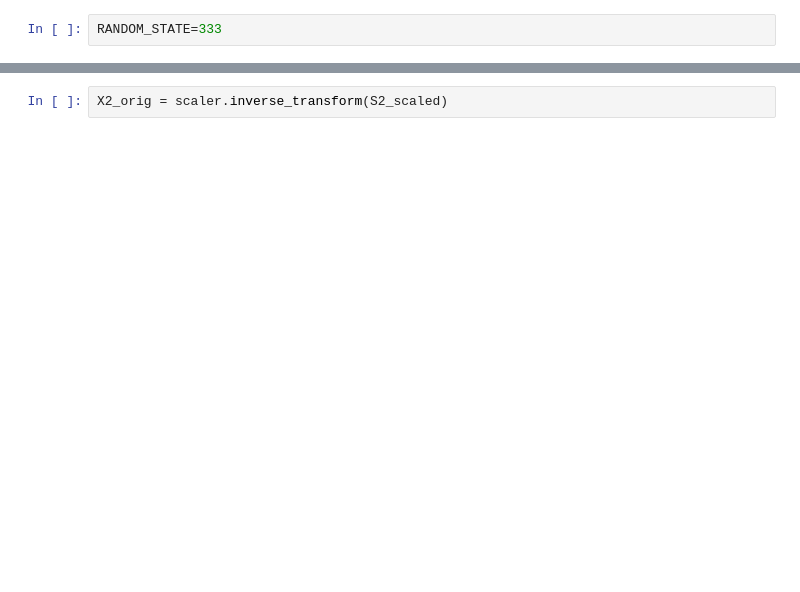
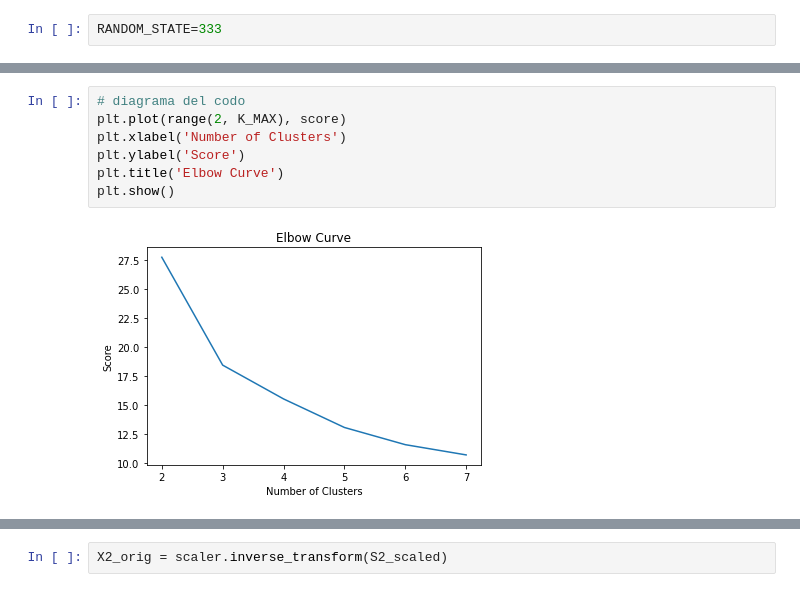
Before and after one commit to agonsant/ia-aprendizaje-automatico, a Jupyter notebook: P1_clustering.ipynb, the cells around one changed output, grey strips where cells are left out. Saved outputs shown, nothing was run; the diff lists cells and outputs as text; blank space fills up the shorter version.

```diff
--- a/P1_clustering.ipynb
+++ b/P1_clustering.ipynb
@@ -319,0 +339,9 @@ plot_clusters(S2_scaled, km.labels_, km.cluster_centers_)
+# %%
+# diagrama del codo
+plt.plot(range(2, K_MAX), score)
+plt.xlabel('Number of Clusters')
+plt.ylabel('Score')
+plt.title('Elbow Curve')
+plt.show()
+# %% [output]
+[figure, added]
```
Also changed, not shown: parts of 11 cells of this notebook.
